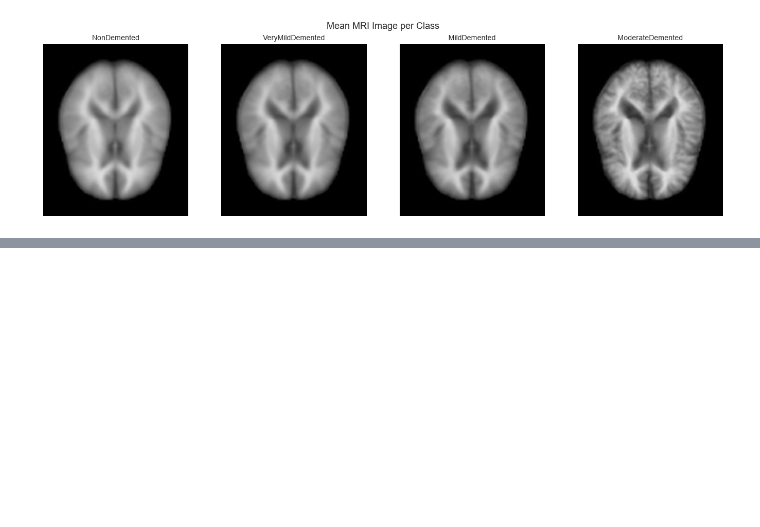
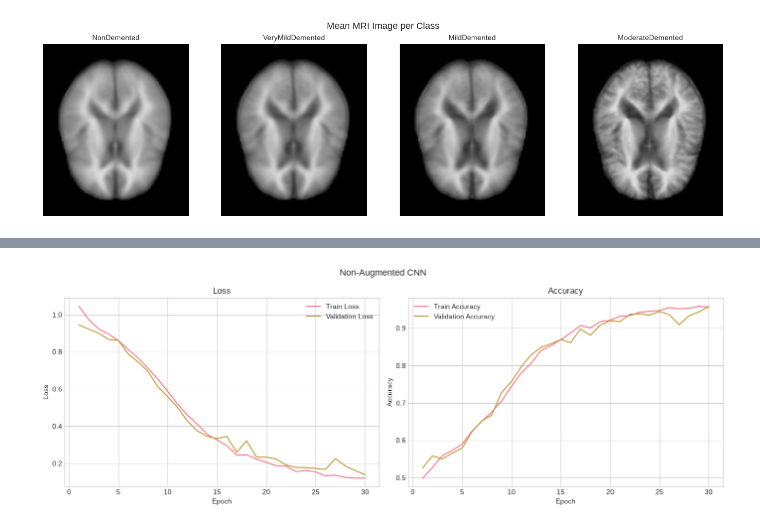
Before and after one commit to VladetaV/Deep-Learning-For-Human-Body-Marker-Augmentation, a Jupyter notebook: alzheimer_classification.ipynb, the cells around one changed output, grey strips where cells are left out. Saved outputs shown, nothing was run; the diff lists cells and outputs as text; code cells hidden in the pictures; blank space fills up the shorter version.

```diff
--- a/alzheimer_classification.ipynb
+++ b/alzheimer_classification.ipynb
@@ -386,0 +767,35 @@ plt.show()
+# %%
+set_seed()
+original_generator.manual_seed(RANDOM_STATE)
+original_model = AlzheimerConvClassifier(number_of_classes=len(CLASS_NAMES)).to(device)
+
+if ORIGINAL_MODEL_PATH.exists() and not RETRAIN_MODELS:
+    checkpoint = torch.load(ORIGINAL_MODEL_PATH, map_location=device)
+    original_model.load_state_dict(checkpoint['model_state_dict'])
+    original_metrics = checkpoint['metrics']
+    print(f"Loaded non-augmented model from {ORIGINAL_MODEL_PATH}")
+else:
+    original_model.load_state_dict(initial_state)
+    original_optimizer = optim.Adam(original_model.parameters(), lr=LEARNING_RATE)
+    original_metrics = train_model(
+        original_model,
+        criterion,
+        original_optimizer,
+        MAX_EPOCHS,
+        original_train_loader,
+        validation_loader,
+        patience=PATIENCE,
+        model_name='Non-Augmented CNN'
+    )
+    torch.save(
+        {
+            'model_state_dict': original_model.state_dict(),
+            'metrics': original_metrics,
+            'class_names': CLASS_NAMES,
+            'train_mean': float(TRAIN_MEAN),
+            'train_std': float(TRAIN_STD),
+            'random_state': RANDOM_STATE,
+        },
+        ORIGINAL_MODEL_PATH
+    )
+    print(f"Saved non-augmented model to {ORIGINAL_MODEL_PATH}")
@@ -386,0 +805,4 @@ plt.show()
+# %%
+plot_metrics(original_metrics, title='Non-Augmented CNN')
+# %% [output]
+[figure, added]
```
Also changed, not shown: parts of 31 cells of this notebook.
